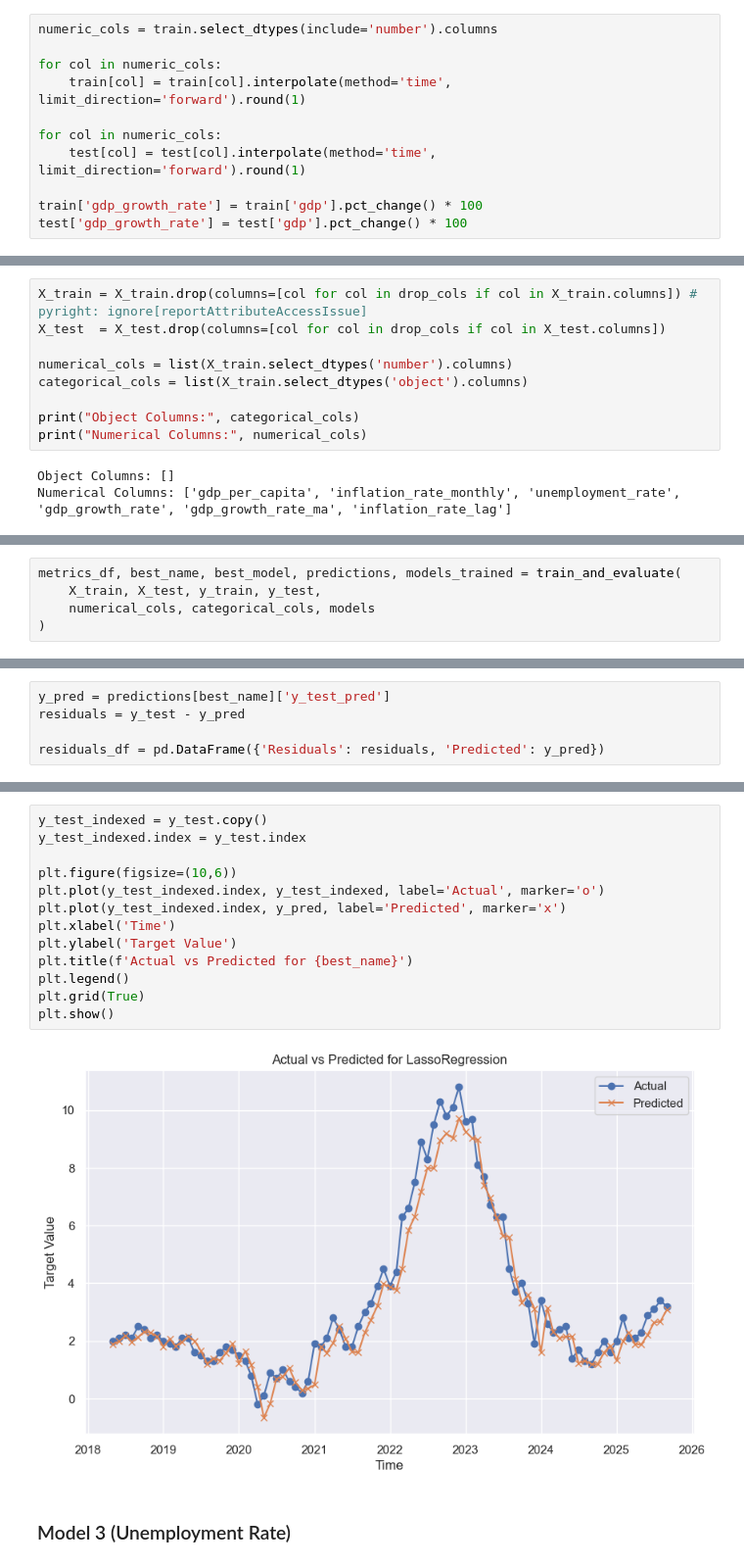
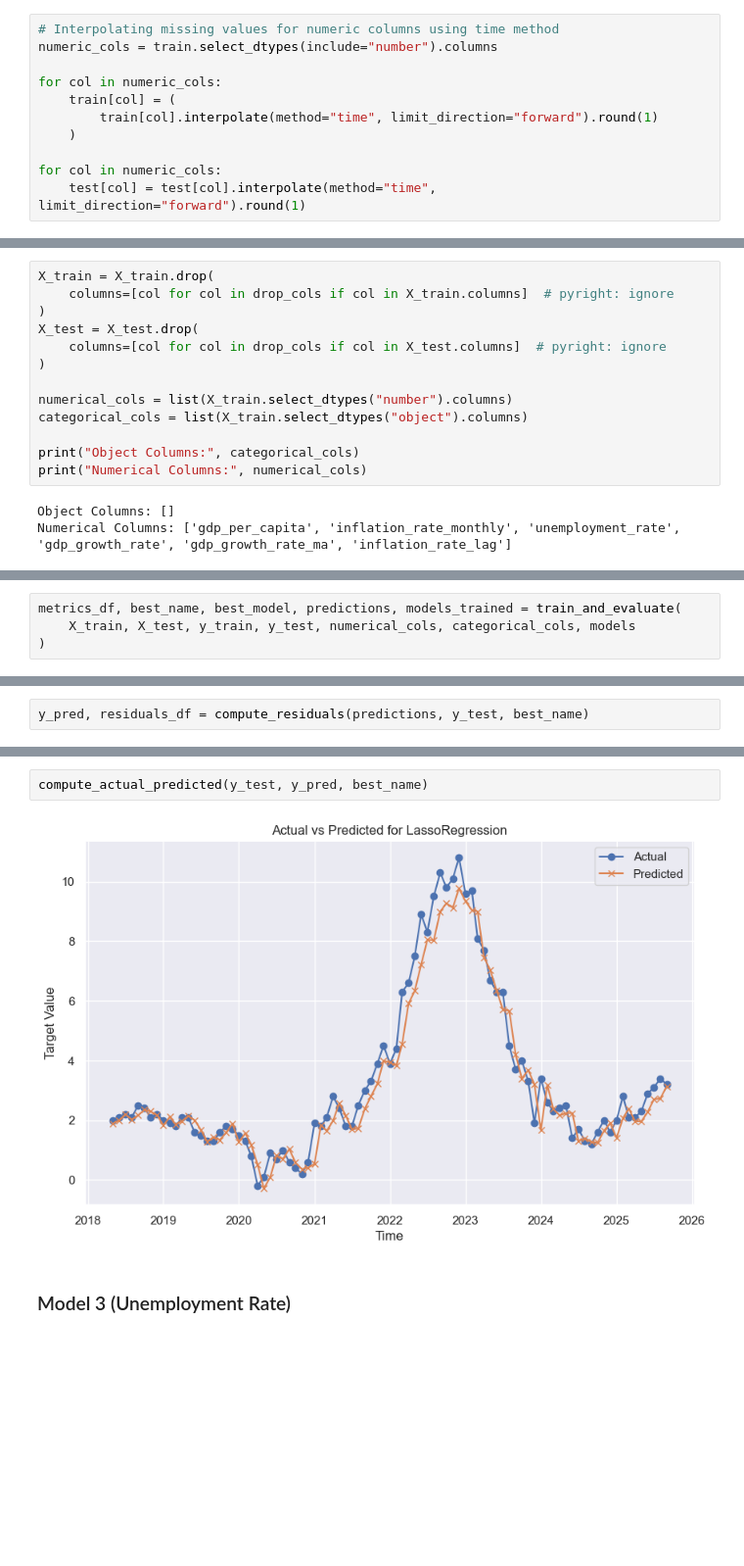
Before and after one commit to Grena30/Exploratory-Data-Analysis, a Jupyter notebook: Modelling/model.ipynb, the cells around one changed output, grey strips where cells are left out. Shown at 98% size. Saved outputs shown, nothing was run; the diff lists cells and outputs as text; blank space fills up the shorter version.

```diff
--- a/Modelling/model.ipynb
+++ b/Modelling/model.ipynb
@@ -612,11 +605,11 @@ test  = df.iloc[split_point:].copy()
 # %%
-numeric_cols = train.select_dtypes(include='number').columns
+# Interpolating missing values for numeric columns using time method
+numeric_cols = train.select_dtypes(include="number").columns
 
 for col in numeric_cols:
-    train[col] = train[col].interpolate(method='time', limit_direction='forward').round(1)
+    train[col] = (
+        train[col].interpolate(method="time", limit_direction="forward").round(1)
+    )
 
 for col in numeric_cols:
-    test[col] = test[col].interpolate(method='time', limit_direction='forward').round(1)
-
-train['gdp_growth_rate'] = train['gdp'].pct_change() * 100
-test['gdp_growth_rate'] = test['gdp'].pct_change() * 100
+    test[col] = test[col].interpolate(method="time", limit_direction="forward").round(1)
@@ -970,11 +962,15 @@ drop_cols=[
     # 'inflation_rate_monthly'
 ]
 # %%
-X_train = X_train.drop(columns=[col for col in drop_cols if col in X_train.columns]) # pyright: ignore[reportAttributeAccessIssue]
-X_test  = X_test.drop(columns=[col for col in drop_cols if col in X_test.columns])
+X_train = X_train.drop(
+    columns=[col for col in drop_cols if col in X_train.columns]  # pyright: ignore
+)
+X_test = X_test.drop(
+    columns=[col for col in drop_cols if col in X_test.columns]  # pyright: ignore
+)
 
-numerical_cols = list(X_train.select_dtypes('number').columns)
-categorical_cols = list(X_train.select_dtypes('object').columns)
+numerical_cols = list(X_train.select_dtypes("number").columns)
+categorical_cols = list(X_train.select_dtypes("object").columns)
 
 print("Object Columns:", categorical_cols)
 print("Numerical Columns:", numerical_cols)
@@ -1019,8 +1029,7 @@ models = {
 }
 # %%
 metrics_df, best_name, best_model, predictions, models_trained = train_and_evaluate(
-    X_train, X_test, y_train, y_test,
-    numerical_cols, categorical_cols, models
+    X_train, X_test, y_train, y_test, numerical_cols, categorical_cols, models
 )
 # %% [output]
 --- Training LinearRegression ---
@@ -1103,7 +1100,4 @@ plt.show()
 # %% [output]
 [figure]
 # %%
-y_pred = predictions[best_name]['y_test_pred']
-residuals = y_test - y_pred
-
-residuals_df = pd.DataFrame({'Residuals': residuals, 'Predicted': y_pred})
+y_pred, residuals_df = compute_residuals(predictions, y_test, best_name)
@@ -1119,18 +1116,7 @@ plt.show()
 # %%
-y_test_indexed = y_test.copy()
-y_test_indexed.index = y_test.index
-
-plt.figure(figsize=(10,6))
-plt.plot(y_test_indexed.index, y_test_indexed, label='Actual', marker='o')
-plt.plot(y_test_indexed.index, y_pred, label='Predicted', marker='x')
-plt.xlabel('Time')
-plt.ylabel('Target Value')
-plt.title(f'Actual vs Predicted for {best_name}')
-plt.legend()
-plt.grid(True)
-plt.show()
+compute_actual_predicted(y_test, y_pred, best_name)
 # %% [output]
-[figure, old version]
+[figure, new version]
 # %% [markdown]
 ### Model 3 (Unemployment Rate)
 # %%
```
Also changed, not shown: parts of 80 cells of this notebook, 4 other files.
